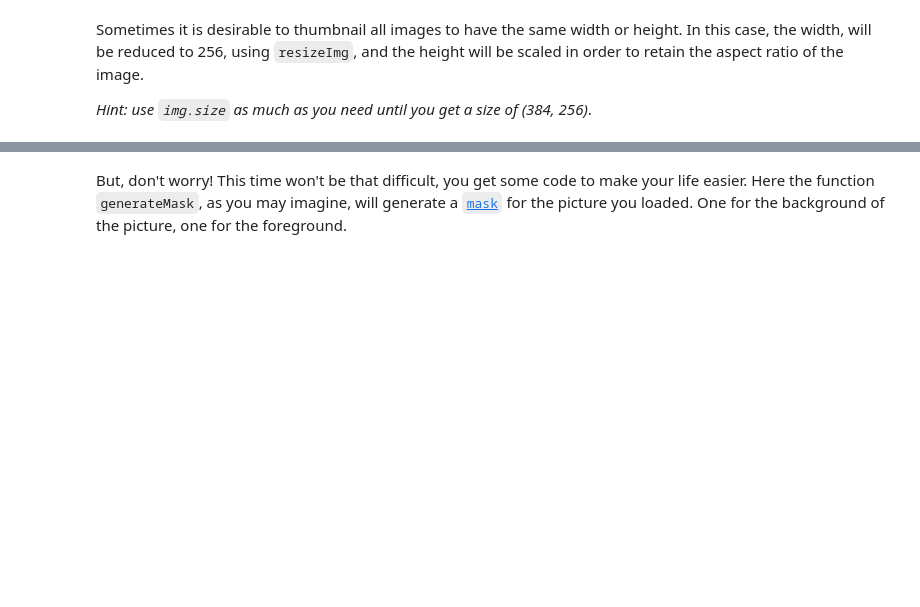
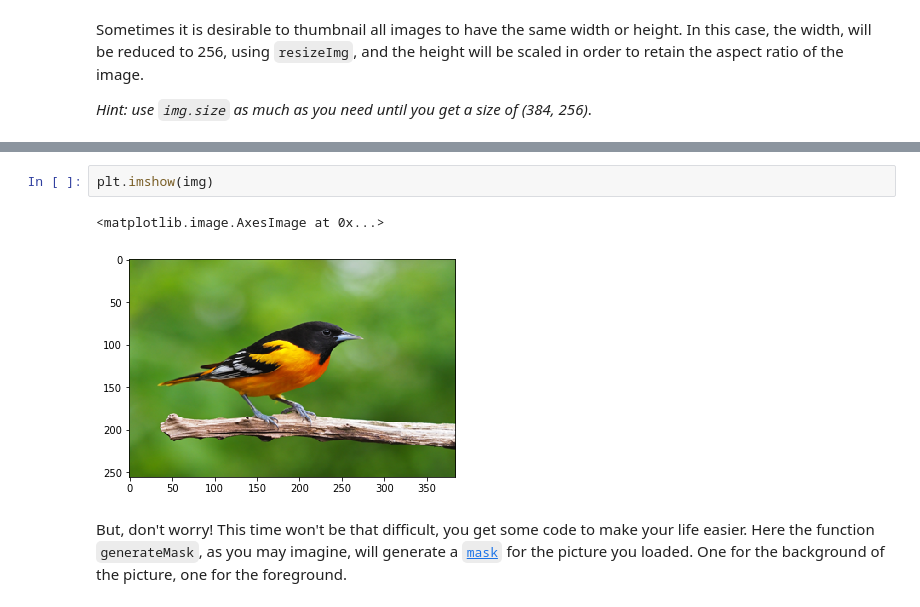
Before and after one commit to blancalluch/ImageSegmentation, a Jupyter notebook: main.ipynb, the cells around one changed output, grey strips where cells are left out. Saved outputs shown, nothing was run; the diff lists cells and outputs as text; blank space fills up the shorter version.

```diff
--- a/main.ipynb
+++ b/main.ipynb
@@ -54,3 +62,8 @@ Sometimes it is desirable to thumbnail all images to have the same width or heig
+# %%
+plt.imshow(img)
+# %% [output]
+<matplotlib.image.AxesImage at 0x...>
+[figure, added]
 # %% [markdown]
 But, don't worry! This time won't be that difficult, you get some code to make your life easier.
 Here the function `generateMask`, as you may imagine, will generate a [`mask`](http://www.xinapse.com/Manual/masking.html) for the picture you loaded. One for the background of the picture, one for the foreground.
```
Also changed, not shown: parts of 10 cells of this notebook, 2 other files.
